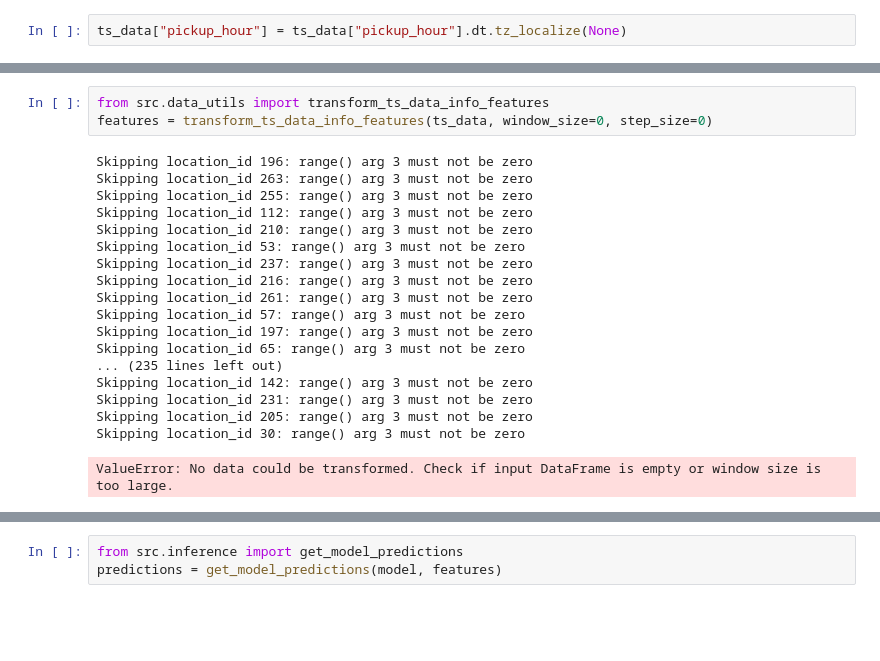
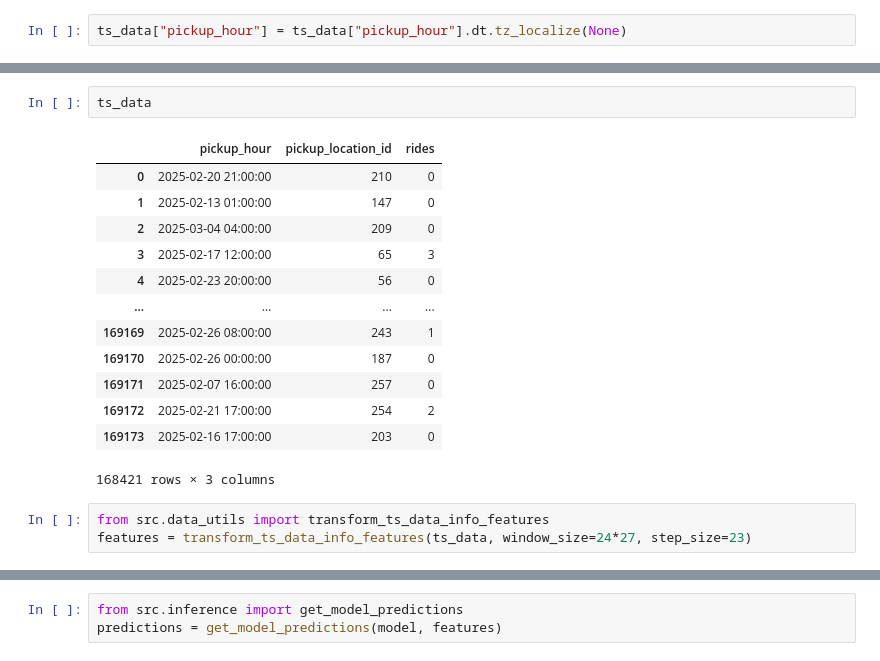
Before and after one commit to durgaaprasads/durgaprasad_taxi_project, a Jupyter notebook: notebooks/15_predict_using_hopsworks_model.ipynb, the cells around one changed output, grey strips where cells are left out. Drawn from its saved outputs; the diff is of its cells as text; blank space fills up the shorter version.

```diff
--- a/notebooks/15_predict_using_hopsworks_model.ipynb
+++ b/notebooks/15_predict_using_hopsworks_model.ipynb
@@ -91,25 +107,22 @@ memory usage: 3.8 MB
+# %%
+ts_data
+# %% [output]
+|  | pickup_hour | pickup_location_id | rides |
+| 0 | 2025-02-20 21:00:00 | 210 | 0 |
+| 1 | 2025-02-13 01:00:00 | 147 | 0 |
+| 2 | 2025-03-04 04:00:00 | 209 | 0 |
+| 3 | 2025-02-17 12:00:00 | 65 | 3 |
+| 4 | 2025-02-23 20:00:00 | 56 | 0 |
+| ... | ... | ... | ... |
+| 169169 | 2025-02-26 08:00:00 | 243 | 1 |
+| 169170 | 2025-02-26 00:00:00 | 187 | 0 |
+| 169171 | 2025-02-07 16:00:00 | 257 | 0 |
+| 169172 | 2025-02-21 17:00:00 | 254 | 2 |
+| 169173 | 2025-02-16 17:00:00 | 203 | 0 |
+168421 rows × 3 columns
 # %%
 from src.data_utils import transform_ts_data_info_features
-features = transform_ts_data_info_features(ts_data, window_size=0, step_size=0)
+features = transform_ts_data_info_features(ts_data, window_size=24*27, step_size=23)
-# %% [output]
-Skipping location_id 196: range() arg 3 must not be zero
-Skipping location_id 263: range() arg 3 must not be zero
-Skipping location_id 255: range() arg 3 must not be zero
-Skipping location_id 112: range() arg 3 must not be zero
-Skipping location_id 210: range() arg 3 must not be zero
-Skipping location_id 53: range() arg 3 must not be zero
-Skipping location_id 237: range() arg 3 must not be zero
-Skipping location_id 216: range() arg 3 must not be zero
-Skipping location_id 261: range() arg 3 must not be zero
-Skipping location_id 57: range() arg 3 must not be zero
-Skipping location_id 197: range() arg 3 must not be zero
-Skipping location_id 65: range() arg 3 must not be zero
-... (235 lines left out)
-Skipping location_id 142: range() arg 3 must not be zero
-Skipping location_id 231: range() arg 3 must not be zero
-Skipping location_id 205: range() arg 3 must not be zero
-Skipping location_id 30: range() arg 3 must not be zero
-ValueError: No data could be transformed. Check if input DataFrame is empty or window size is too large.
 # %%
 features
 # %% [output]
```
Also changed, not shown: parts of 13 cells of this notebook, 14 other files.
